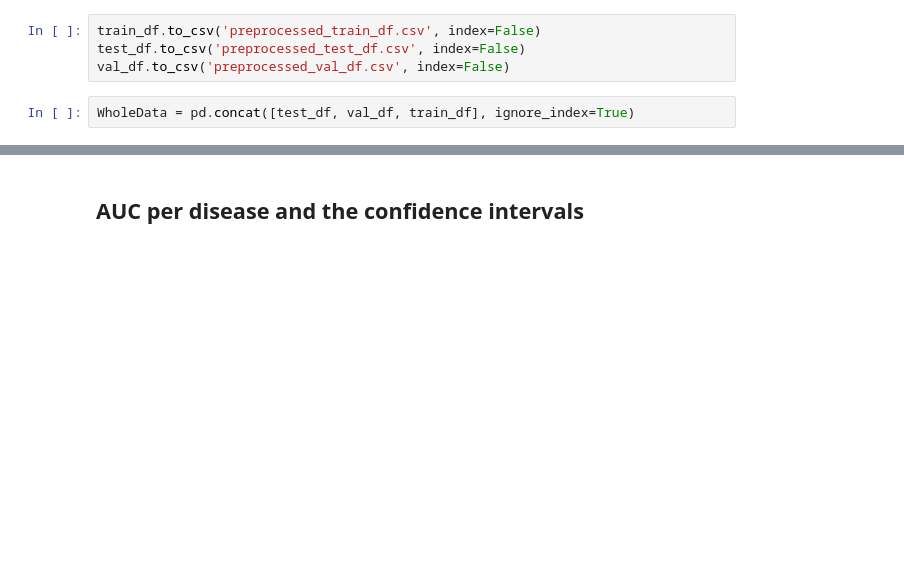
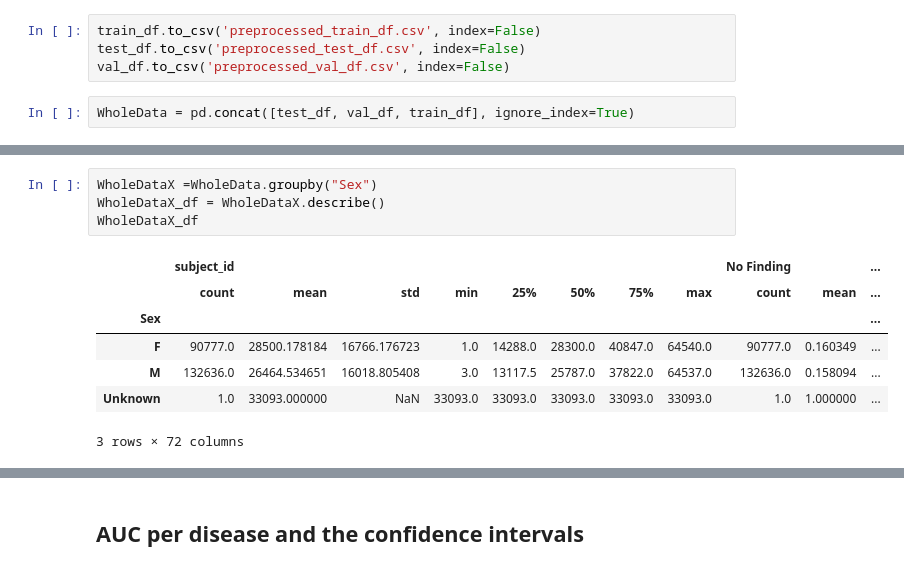
Before and after one commit to andrix007/Underdiagnosis_NatMed, a Jupyter notebook: CXP/Preprocess Data.ipynb, the cells around one changed output, grey strips where cells are left out. Saved outputs shown, nothing was run; the diff lists cells and outputs as text; blank space fills up the shorter version.

```diff
--- a/CXP/Preprocess Data.ipynb
+++ b/CXP/Preprocess Data.ipynb
@@ -175,0 +119,12 @@ WholeData.head(10)
+# %%
+WholeDataX =WholeData.groupby("Sex")
+WholeDataX_df = WholeDataX.describe()
+WholeDataX_df
+# %% [output]
+|  | subject_id |  |  |  |  |  |  |  | No Finding |  | ... |
+|  | count | mean | std | min | 25% | 50% | 75% | max | count | mean | ... |
+| Sex |  |  |  |  |  |  |  |  |  |  | ... |
+| F | 90777.0 | 28500.178184 | 16766.176723 | 1.0 | 14288.0 | 28300.0 | 40847.0 | 64540.0 | 90777.0 | 0.160349 | ... |
+| M | 132636.0 | 26464.534651 | 16018.805408 | 3.0 | 13117.5 | 25787.0 | 37822.0 | 64537.0 | 132636.0 | 0.158094 | ... |
+| Unknown | 1.0 | 33093.000000 | NaN | 33093.0 | 33093.0 | 33093.0 | 33093.0 | 33093.0 | 1.0 | 1.000000 | ... |
+3 rows × 72 columns
```
Also changed, not shown: parts of 15 cells of this notebook, 24 other files.
